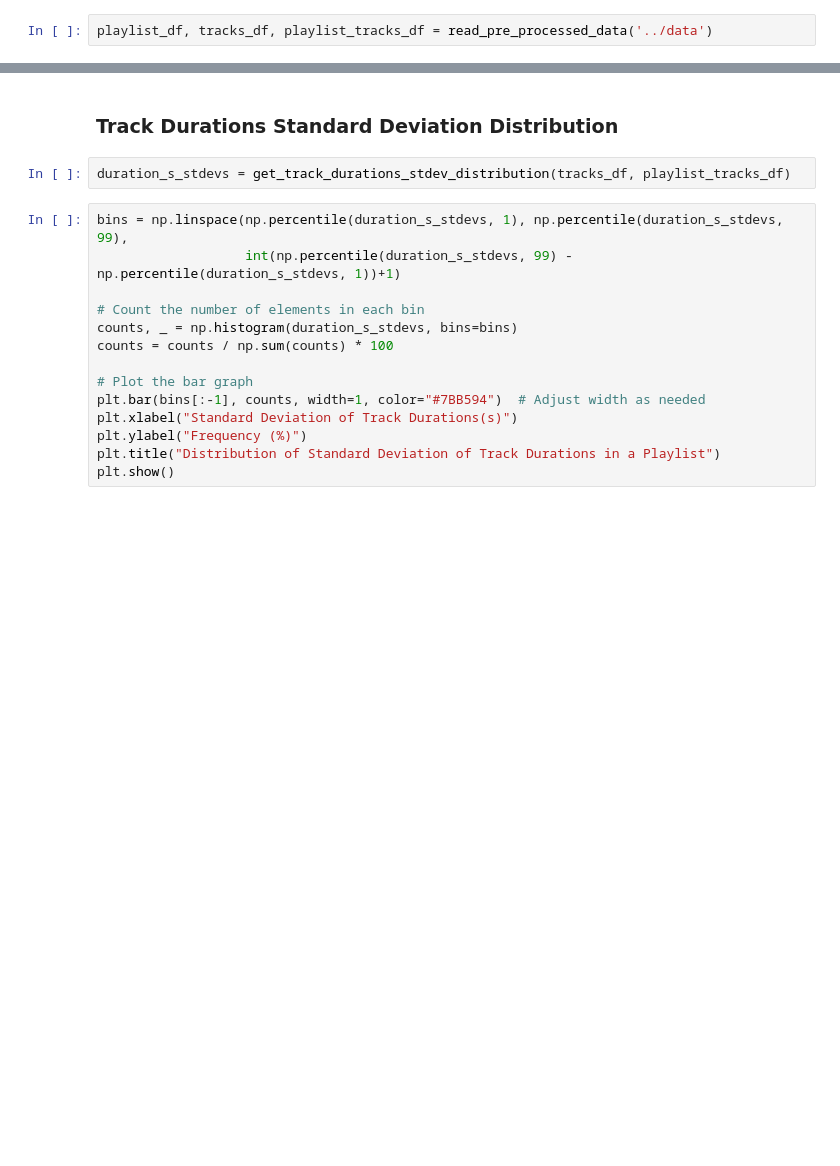
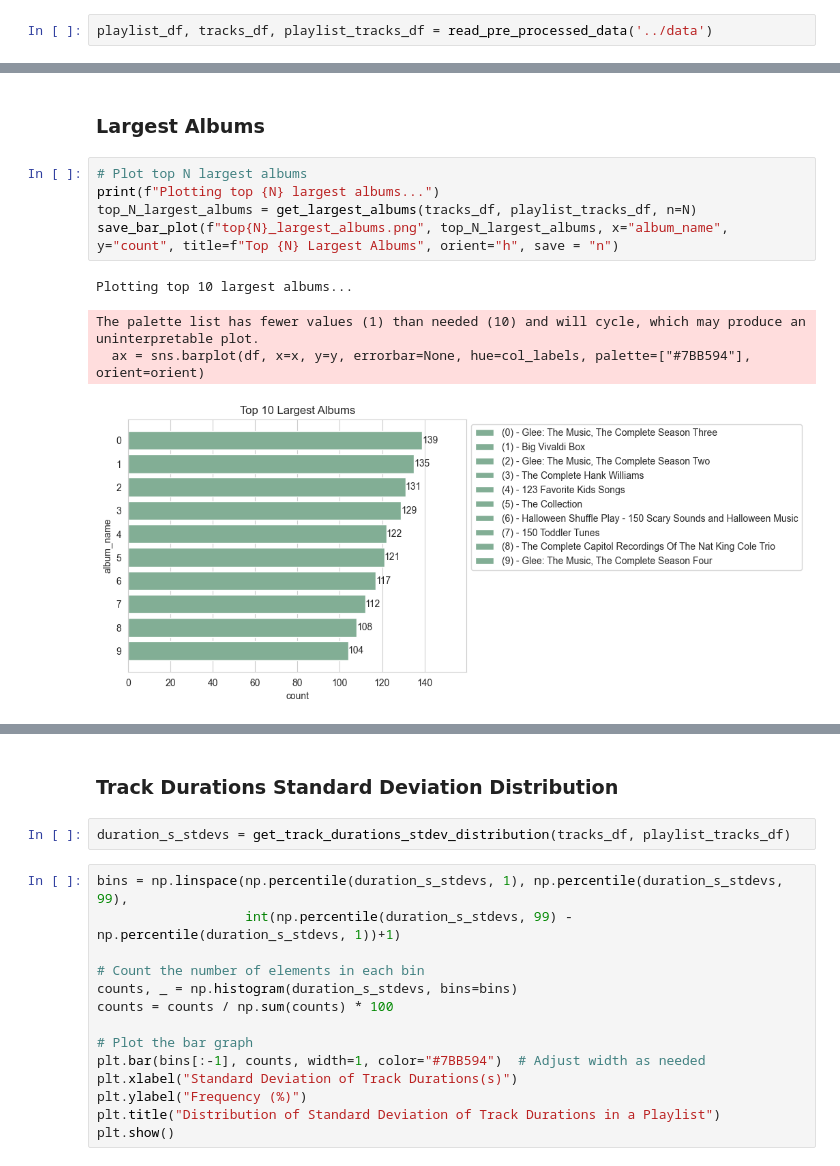
Before and after one commit to ersimpson/ece143final, a Jupyter notebook: src/EDA.ipynb, the cells around one changed output, grey strips where cells are left out. Drawn from its saved outputs; the diff is of its cells as text; blank space fills up the shorter version.

```diff
--- a/src/EDA.ipynb
+++ b/src/EDA.ipynb
@@ -14,0 +68,12 @@ playlist_df, tracks_df, playlist_tracks_df = read_pre_processed_data('../data')
+# %% [markdown]
+### Largest Albums
+# %%
+# Plot top N largest albums
+print(f"Plotting top {N} largest albums...")
+top_N_largest_albums = get_largest_albums(tracks_df, playlist_tracks_df, n=N)
+save_bar_plot(f"top{N}_largest_albums.png", top_N_largest_albums, x="album_name", y="count", title=f"Top {N} Largest Albums", orient="h", save = "n")
+# %% [output]
+Plotting top 10 largest albums...
+The palette list has fewer values (1) than needed (10) and will cycle, which may produce an uninterpretable plot.
+  ax = sns.barplot(df, x=x, y=y, errorbar=None, hue=col_labels, palette=["#7BB594"], orient=orient)
+[figure, added]
```
Also changed, not shown: parts of 7 cells of this notebook, 1 other file.
